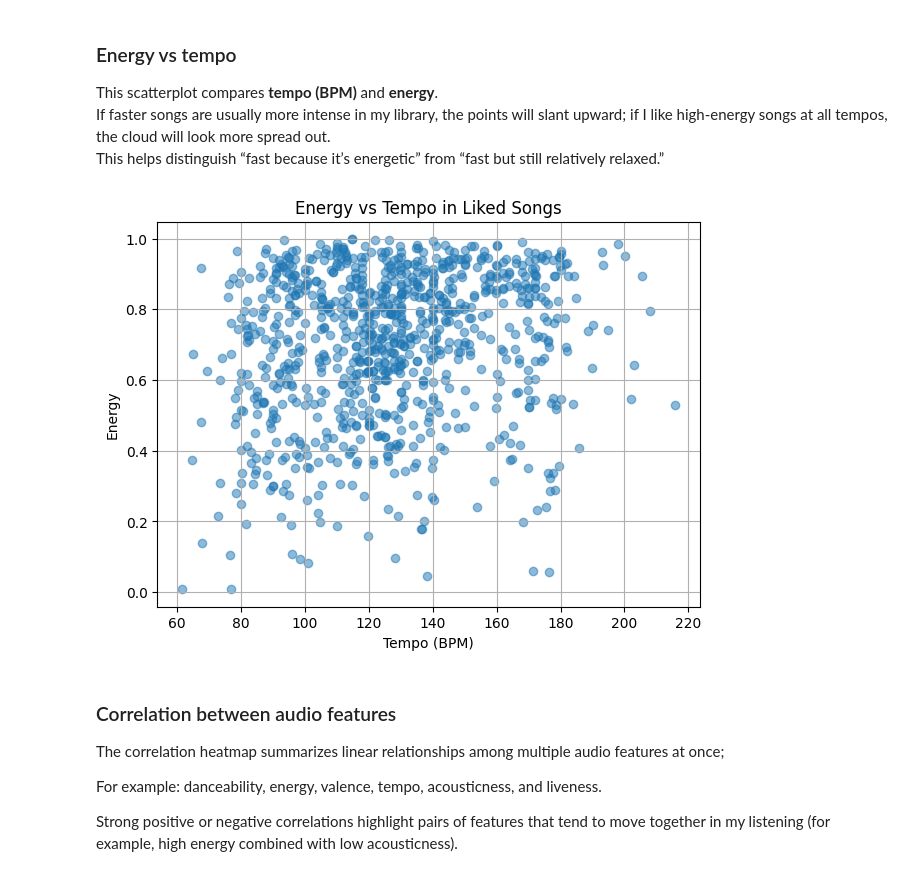
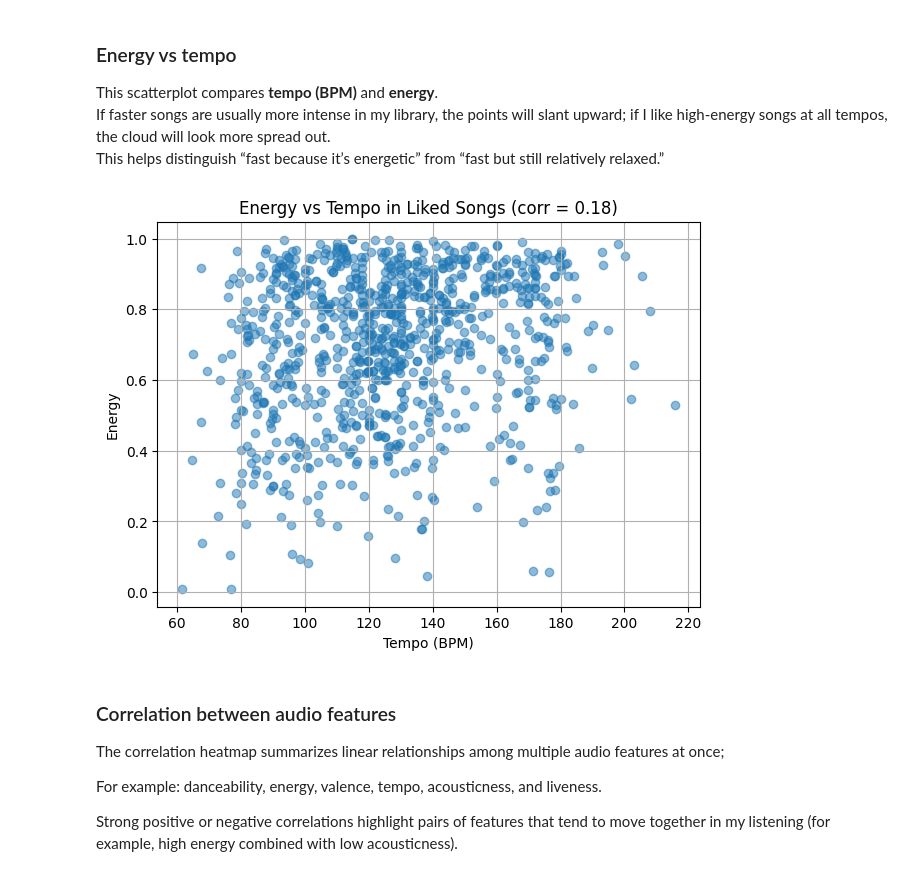
Before and after one commit to TMM1003/CSC105_Final_Project, a Jupyter notebook: song_analysis.ipynb, the cells around one changed output. Cells and saved outputs as stored; diff of their text form; code cells hidden in the pictures.

Commit message:
added gitignore and updated visuals

```diff
--- a/song_analysis.ipynb
+++ b/song_analysis.ipynb
@@ -476,19 +589,27 @@ This scatterplot compares **tempo (BPM)** and **energy**.
 If faster songs are usually more intense in my library, the points will slant upward; if I like high-energy songs at all tempos, the cloud will look more spread out.
 This helps distinguish “fast because it’s energetic” from “fast but still relatively relaxed.”
 # %%
-# Scatterplot: Energy vs Tempo
+# Scatterplot: Energy vs Tempo WITH correlation in the title
 if "energy" in data.columns and "tempo" in data.columns:
+    subset = data[["tempo", "energy"]].dropna()
+
     plt.figure(figsize=(7, 5))
-    plt.scatter(data["tempo"], data["energy"], alpha=0.5)
+    plt.scatter(subset["tempo"], subset["energy"], alpha=0.5)
     plt.xlabel("Tempo (BPM)")
     plt.ylabel("Energy")
-    plt.title("Energy vs Tempo in Liked Songs")
+
+    corr_val = energy_tempo_corr(data)
+    if not np.isnan(corr_val):
+        plt.title(f"Energy vs Tempo in Liked Songs (corr = {corr_val:.2f})")
+    else:
+        plt.title("Energy vs Tempo in Liked Songs")
+
     plt.grid(True)
     plt.show()
 else:
     print("Energy or tempo column missing.")
 # %% [output]
-[figure, old version]
+[figure, new version]
 # %% [markdown]
 ### Correlation between audio features
 
```
Also changed, not shown: parts of 3 cells of this notebook, 1 other file.
